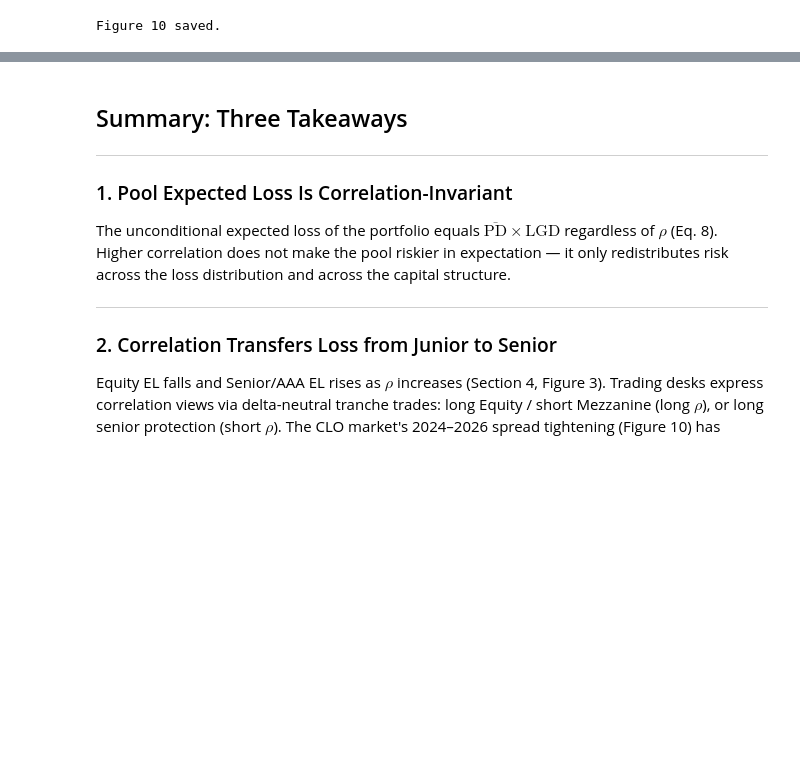
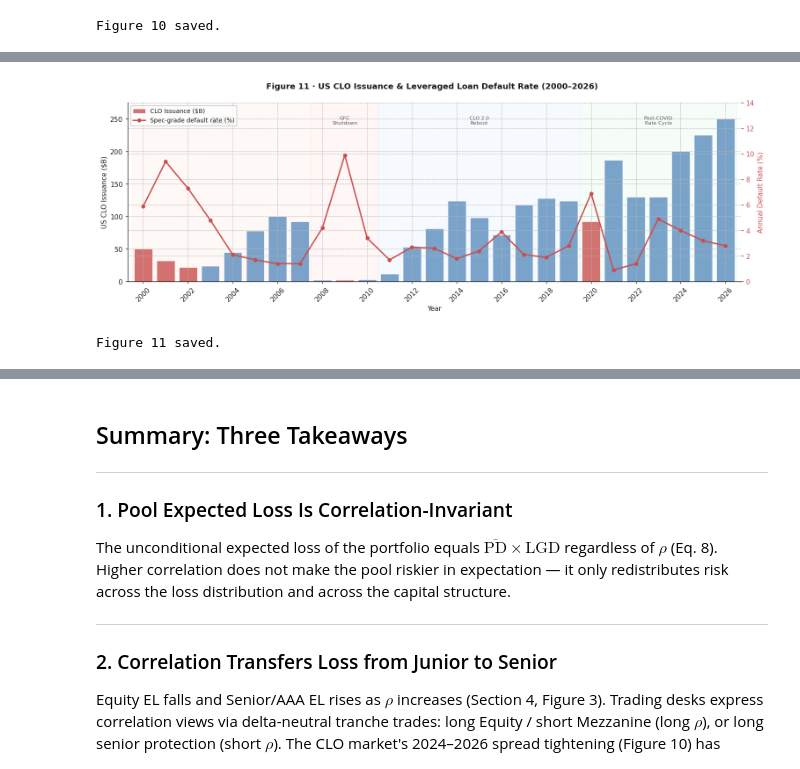
Before and after one commit to ZinuoS/WaterfallSim, a Jupyter notebook: notebooks/copula_monte_carlo.ipynb, the cells around one changed output, grey strips where cells are left out. Drawn from its saved outputs; the diff is of its cells as text; code cells hidden in the pictures; blank space fills up the shorter version.

```diff
--- a/notebooks/copula_monte_carlo.ipynb
+++ b/notebooks/copula_monte_carlo.ipynb
@@ -34,7 +34,7 @@ warnings.filterwarnings("ignore")
 BG      = "white"
 FG      = "#1a1a1a"           # near-black for all text/axes
 GOLD    = "#b8860b"           # dark goldenrod — visible on white
-LGREY   = "#e8e8e8"           # light grey for gridlines
+LGREY   = "#b8b8b8"           # medium grey — visible on white background
 T_COLOR = {"AAA": "#5b8dbe", "AA": "#6fa3cf", "A": "#8cb8dd",
            "BBB": "#b3d0e8", "BB": "#d9a441", "Equity": "#c94f4f"}
 
@@ -878,0 +956,41 @@ Figure 10 saved.
+# %%
+# ── CELL 22 · §10 Figure 11 — CLO issuance history with era bands ─────────────
+fig, ax1 = plt.subplots(figsize=(14, 5))
+fig.suptitle("Figure 11 · US CLO Issuance & Leveraged Loan Default Rate (2000–2026)",
+             color=FG, fontsize=12, fontweight="bold")
+
+# Era background bands
+for yr_start, yr_end, color, label in ERAS:
+    ax1.axvspan(yr_start - 0.5, yr_end + 0.5, alpha=0.18, color=color, zorder=0)
+    ax1.text((yr_start + yr_end) / 2, 255, label, ha="center", va="top",
+             fontsize=7.5, color=FG, alpha=0.7)
+
+# Bar chart: issuance
+bar_colors = ["#c94f4f" if dr > 5 else "#5b8dbe" for dr in ACTUAL_DR]
+bars = ax1.bar(YEARS, CLO_ISSUANCE, color=bar_colors, alpha=0.80,
+               edgecolor="white", linewidth=0.4, label="CLO Issuance ($B)")
+ax1.set_xlabel("Year"); ax1.set_ylabel("US CLO Issuance ($B)", color=FG)
+ax1.set_ylim(0, 275); ax1.set_xlim(1999.3, 2026.7)
+ax1.set_xticks([y for y in YEARS if y % 2 == 0])
+ax1.tick_params(axis="x", rotation=45)
+
+# Overlay: default rate on secondary axis
+ax2 = ax1.twinx()
+ax2.plot(YEARS, ACTUAL_DR, "o-", color="#c94f4f", lw=2, markersize=5,
+         label="Spec-grade default rate (%)")
+ax2.set_ylabel("Annual Default Rate (%)", color="#c94f4f")
+ax2.tick_params(axis="y", labelcolor="#c94f4f")
+ax2.set_ylim(0, 14)
+
+# Combined legend
+h1, l1 = ax1.get_legend_handles_labels()
+h2, l2 = ax2.get_legend_handles_labels()
+ax1.legend(h1 + h2, l1 + l2, loc="upper left", fontsize=9)
+fig.tight_layout()
+fig.savefig("../figures/fig11_clo_history.png", dpi=200,
+            bbox_inches="tight", facecolor=BG)
+plt.show()
+print("Figure 11 saved.")
+# %% [output]
+[figure, added]
+Figure 11 saved.
```
Also changed, not shown: parts of 10 cells of this notebook, 13 other files.
